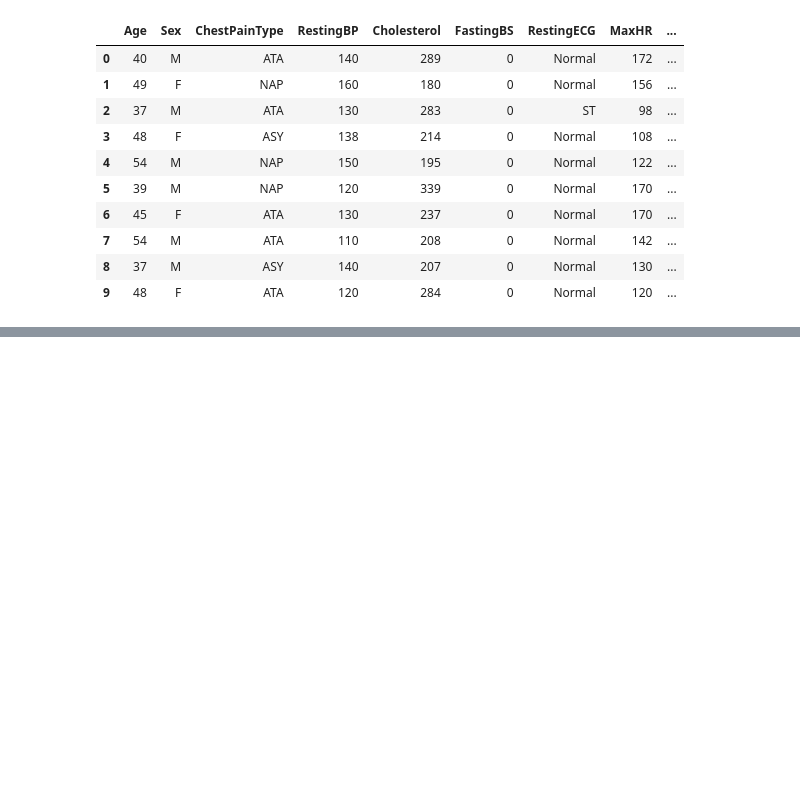
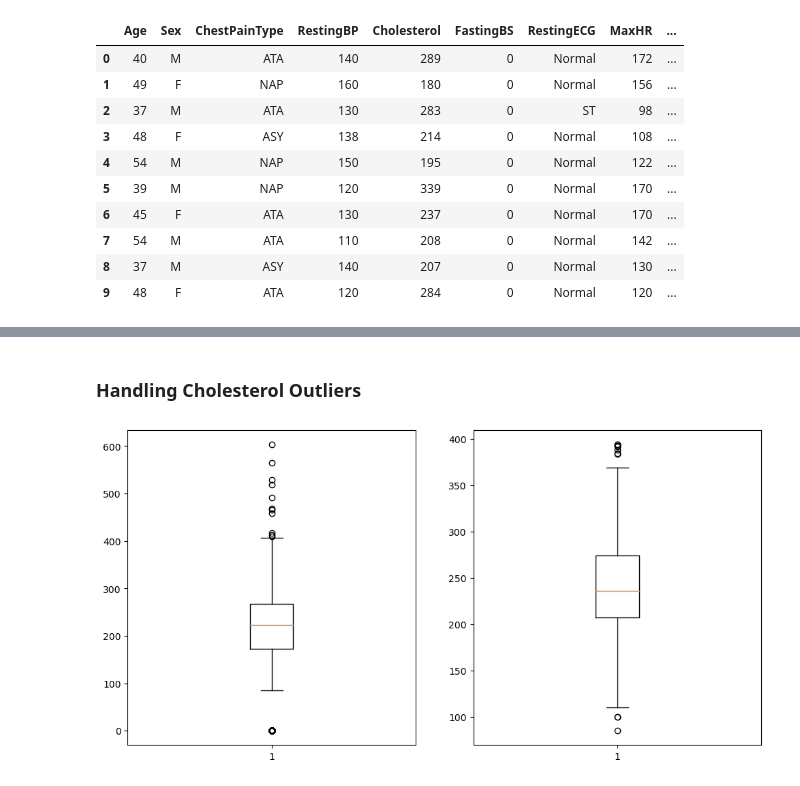
Before and after one commit to malikka-rajshahi/Heart-Failure-Analysis, a Jupyter notebook: main.ipynb, the cells around one changed output, grey strips where cells are left out. Drawn from its saved outputs; the diff is of its cells as text; code cells hidden in the pictures; blank space fills up the shorter version.

```diff
--- a/main.ipynb
+++ b/main.ipynb
@@ -30,0 +53,11 @@ df.head(10)
+# %% [markdown]
+### Handling Cholesterol Outliers
+# %%
+fig, axes = plt.subplots(1, 2)
+fig.set_figwidth(12)
+fig.set_figheight(6)
+
+axes[0].boxplot(data=df, x='Cholesterol')
+axes[1].boxplot(df[(df.Cholesterol<400)&(df.Cholesterol>80)]['Cholesterol']);
+# %% [output]
+[figure, added]
```
Also changed, not shown: parts of 7 cells of this notebook.
